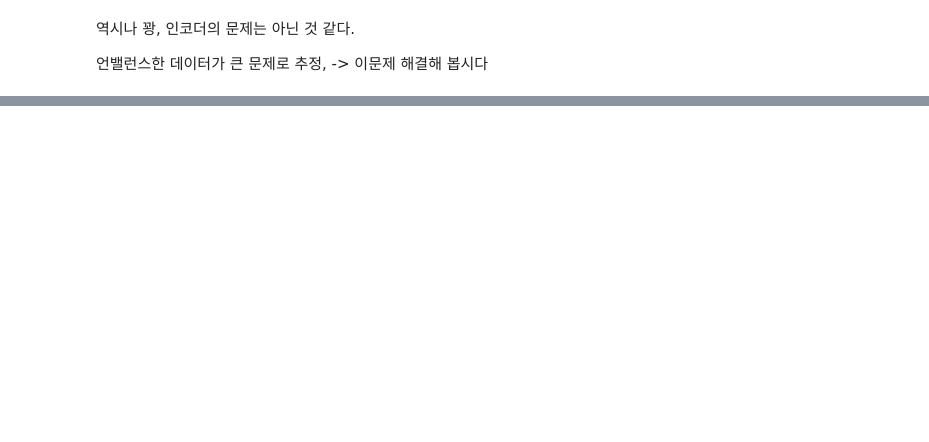
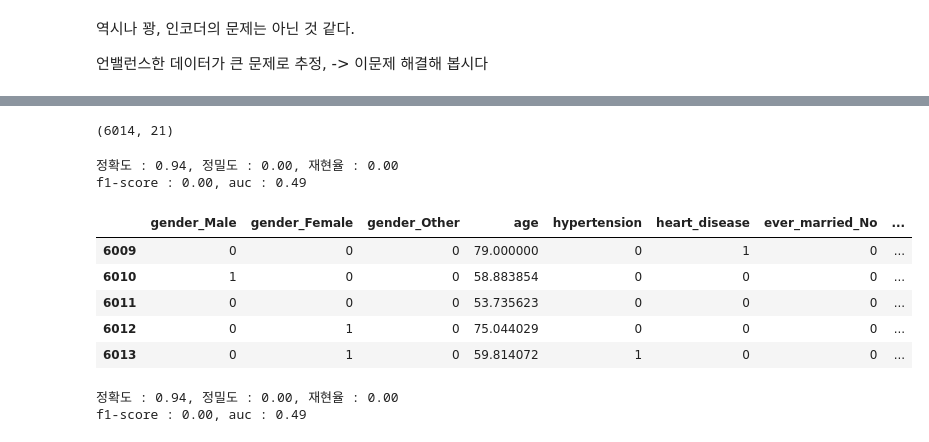
Before and after one commit to sanha-hwang/Stroke-prediction, a Jupyter notebook: Project2_Stroke_Prediction.ipynb, the cells around one changed output, grey strips where cells are left out. Saved outputs shown, nothing was run; the diff lists cells and outputs as text; code cells hidden in the pictures; blank space fills up the shorter version.

```diff
--- a/Project2_Stroke_Prediction.ipynb
+++ b/Project2_Stroke_Prediction.ipynb
@@ -400,3 +419,40 @@ print(classification_report(y_val, y_pred_ord))
     accuracy                           0.96       786
    macro avg       0.48      0.50      0.49       786
 weighted avg       0.92      0.96      0.94       786
+# %%
+from lightgbm import LGBMClassifier
+
+encoder=OneHotEncoder(use_cat_names=True)
+train_en= encoder.fit_transform(train)
+val_en=encoder.transform(val)
+features_en=train_en.drop(columns=[target]).columns
+
+scaler= MinMaxScaler()
+train_sc=scaler.fit_transform(train_en)
+val_sc=scaler.transform(val_en)
+# %%
+from sklearn.metrics import f1_score, accuracy_score, precision_score,recall_score, roc_auc_score
+X_train_en=train_sc[features_en]
+X_val_en=val_sc[features_en]
+y_train_en=train_sc[target]
+y_val_en=val_sc[target]
+
+
+def modeling(model,X_train,X_val,y_train,y_val):
+  model.fit(X_train,y_train)
+  pred = model.predict(X_val)
+  metrics(y_val,pred)
+
+
+#평가 지표
+def metrics(y_val,pred):
+  accuracy = accuracy_score(y_val,pred)
+  precision = precision_score(y_val,pred)
+  recall = recall_score(y_val,pred)
+  f1 = f1_score(y_val,pred)
+  roc_score = roc_auc_score(y_val,pred,average='macro')
+  print('정확도 : {0:.2f}, 정밀도 : {1:.2f}, 재현율 : {2:.2f}'.format(accuracy,precision,recall))
+  print('f1-score : {0:.2f}, auc : {1:.2f}'.format(f1,roc_score,recall))
+
+lgb = LGBMClassifier(n_estimators=1000,num_leaves=64,n_jobs=-1,boost_from_average=False)
+modeling(lgb,X_train_sc,X_val_sc,y_train_sc,y_val_sc)
@@ -406,0 +484,28 @@ weighted avg       0.92      0.96      0.94       786
+# %%
+X_resampled.shape
+# %% [output]
+(6014, 21)
+# %%
+lgb = LGBMClassifier(n_estimators=1000,num_leaves=64,n_jobs=-1,boost_from_average=False)
+modeling(lgb,X_resampled ,X_val_en,y_resampled,y_val_en)
+# %% [output]
+정확도 : 0.94, 정밀도 : 0.00, 재현율 : 0.00
+f1-score : 0.00, auc : 0.49
+# %%
+from imblearn.over_sampling import SMOTE
+X_resampled_S, y_resampled_S = SMOTE().fit_resample(X_train_en, y_train_en)
+# %%
+X_resampled_S.tail()
+# %% [output]
+|  | gender_Male | gender_Female | gender_Other | age | hypertension | heart_disease | ever_married_No | ... |
+| 6009 | 0 | 0 | 0 | 79.000000 | 0 | 1 | 0 | ... |
+| 6010 | 1 | 0 | 0 | 58.883854 | 0 | 0 | 0 | ... |
+| 6011 | 0 | 0 | 0 | 53.735623 | 0 | 0 | 0 | ... |
+| 6012 | 0 | 1 | 0 | 75.044029 | 0 | 0 | 0 | ... |
+| 6013 | 0 | 1 | 0 | 59.814072 | 1 | 0 | 0 | ... |
+# %%
+lgb = LGBMClassifier(n_estimators=1000,num_leaves=64,n_jobs=-1,boost_from_average=False)
+modeling(lgb,X_resampled_S ,X_val_en,y_resampled_S,y_val_en)
+# %% [output]
+정확도 : 0.94, 정밀도 : 0.00, 재현율 : 0.00
+f1-score : 0.00, auc : 0.49
```
Also changed, not shown: parts of 10 cells of this notebook.
